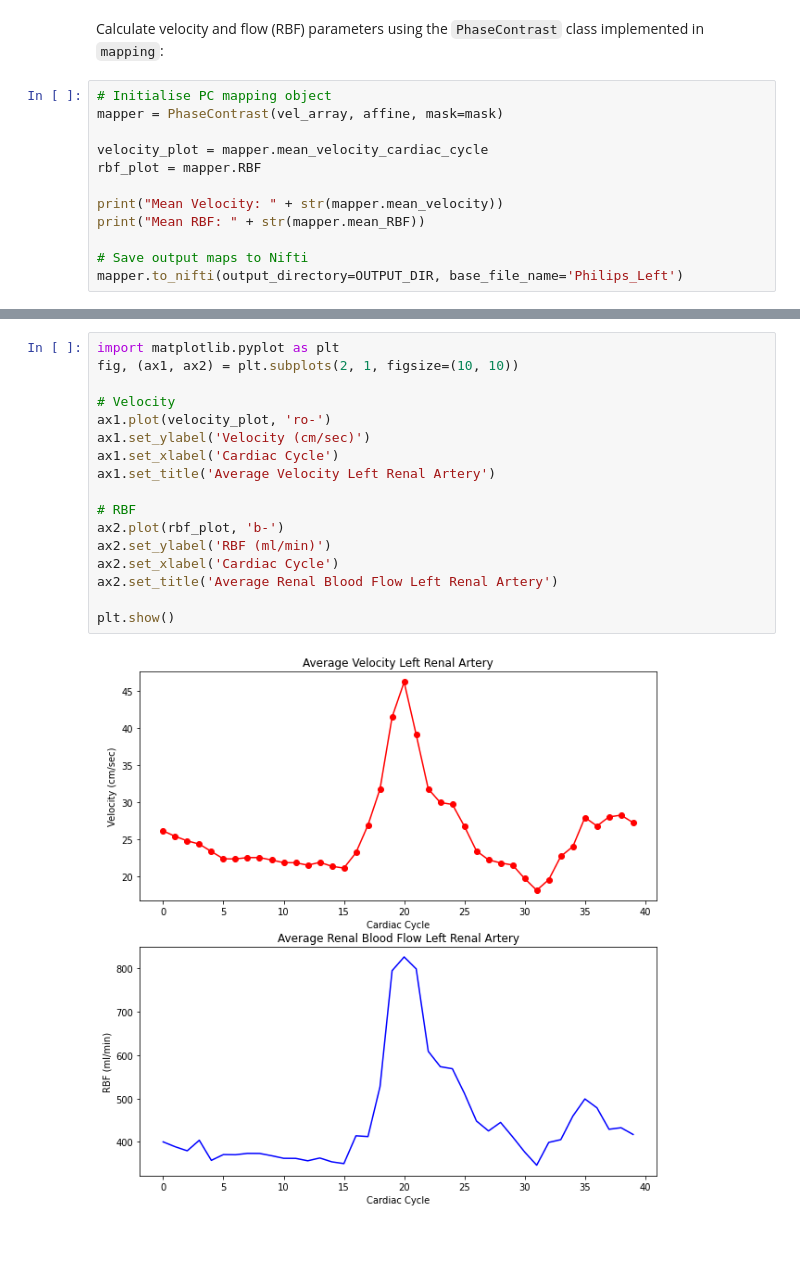
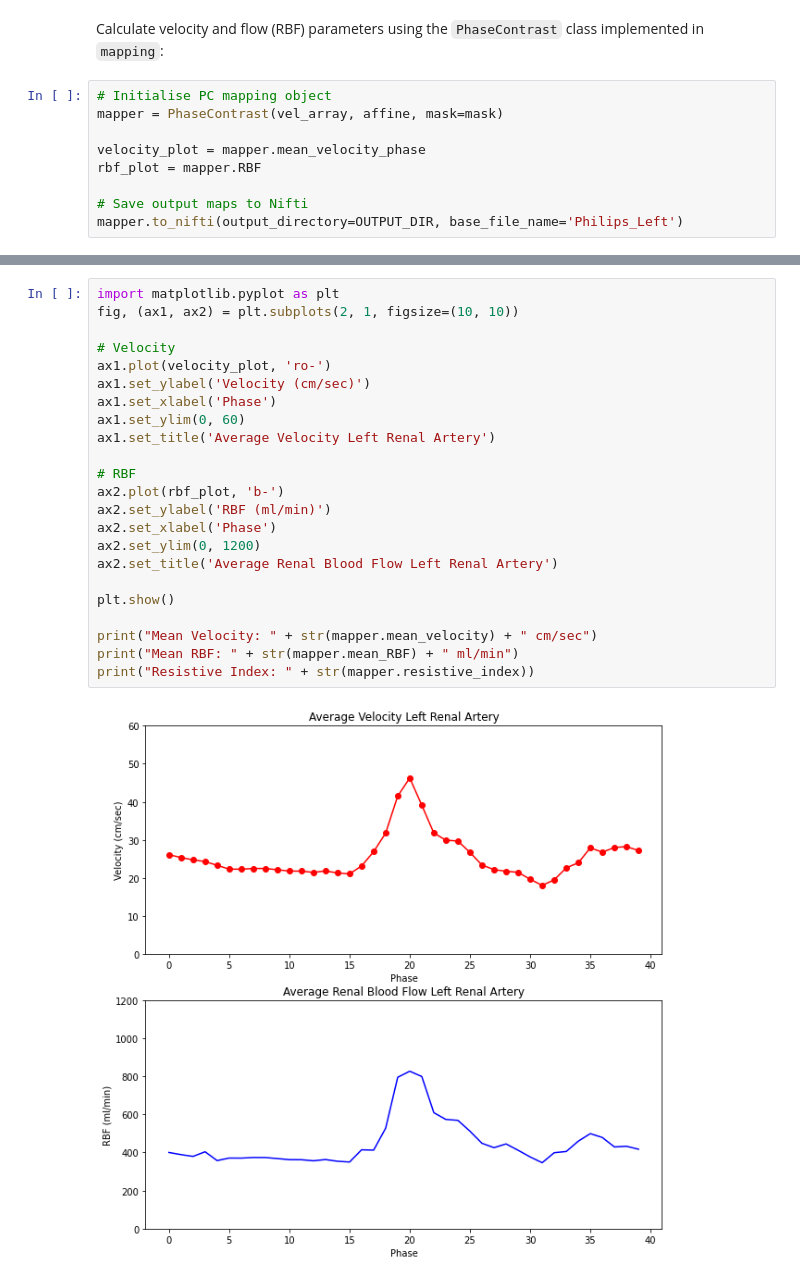
Before and after one commit to UKRIN-MAPS/ukat, a Jupyter notebook: tutorials/phase_contrast_calculation.ipynb, the cells around one changed output, grey strips where cells are left out. Saved outputs shown, nothing was run; the diff lists cells and outputs as text; blank space fills up the shorter version.

```diff
--- a/tutorials/phase_contrast_calculation.ipynb
+++ b/tutorials/phase_contrast_calculation.ipynb
@@ -38,11 +36,8 @@ Calculate velocity and flow (RBF) parameters using the `PhaseContrast` class imp
 # Initialise PC mapping object
 mapper = PhaseContrast(vel_array, affine, mask=mask)
 
-velocity_plot = mapper.mean_velocity_cardiac_cycle
+velocity_plot = mapper.mean_velocity_phase
 rbf_plot = mapper.RBF
-
-print("Mean Velocity: " + str(mapper.mean_velocity))
-print("Mean RBF: " + str(mapper.mean_RBF))
 
 # Save output maps to Nifti
 mapper.to_nifti(output_directory=OUTPUT_DIR, base_file_name='Philips_Left')
@@ -54,19 +46,25 @@ Plot the **velocity** and the **RBF** per cardiac cycle.
 # %%
 import matplotlib.pyplot as plt
 fig, (ax1, ax2) = plt.subplots(2, 1, figsize=(10, 10))
 
 # Velocity
 ax1.plot(velocity_plot, 'ro-')
 ax1.set_ylabel('Velocity (cm/sec)')
-ax1.set_xlabel('Cardiac Cycle')
+ax1.set_xlabel('Phase')
+ax1.set_ylim(0, 60)
 ax1.set_title('Average Velocity Left Renal Artery')
 
 # RBF
 ax2.plot(rbf_plot, 'b-')
 ax2.set_ylabel('RBF (ml/min)')
-ax2.set_xlabel('Cardiac Cycle')
+ax2.set_xlabel('Phase')
+ax2.set_ylim(0, 1200)
 ax2.set_title('Average Renal Blood Flow Left Renal Artery')
 
 plt.show()
+
+print("Mean Velocity: " + str(mapper.mean_velocity) + " cm/sec")
+print("Mean RBF: " + str(mapper.mean_RBF) + " ml/min")
+print("Resistive Index: " + str(mapper.resistive_index))
 # %% [output]
-[figure, old version]
+[figure, new version]
```
Also changed, not shown: parts of 8 cells of this notebook, 2 other files.
